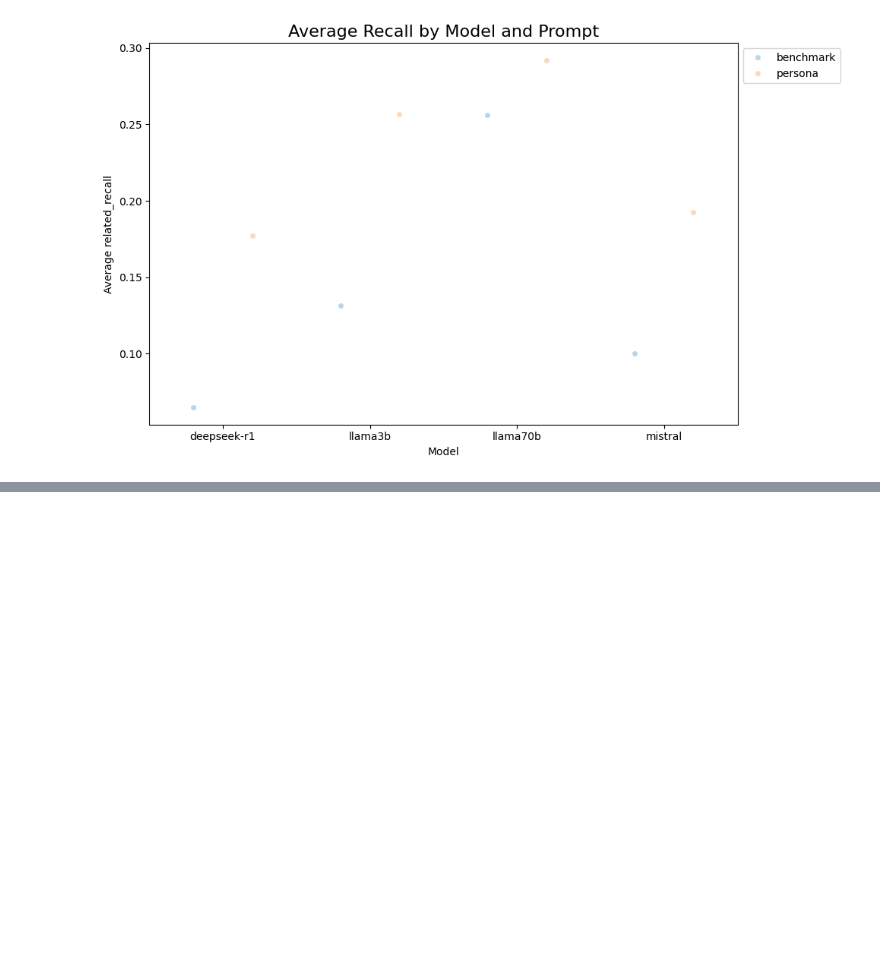
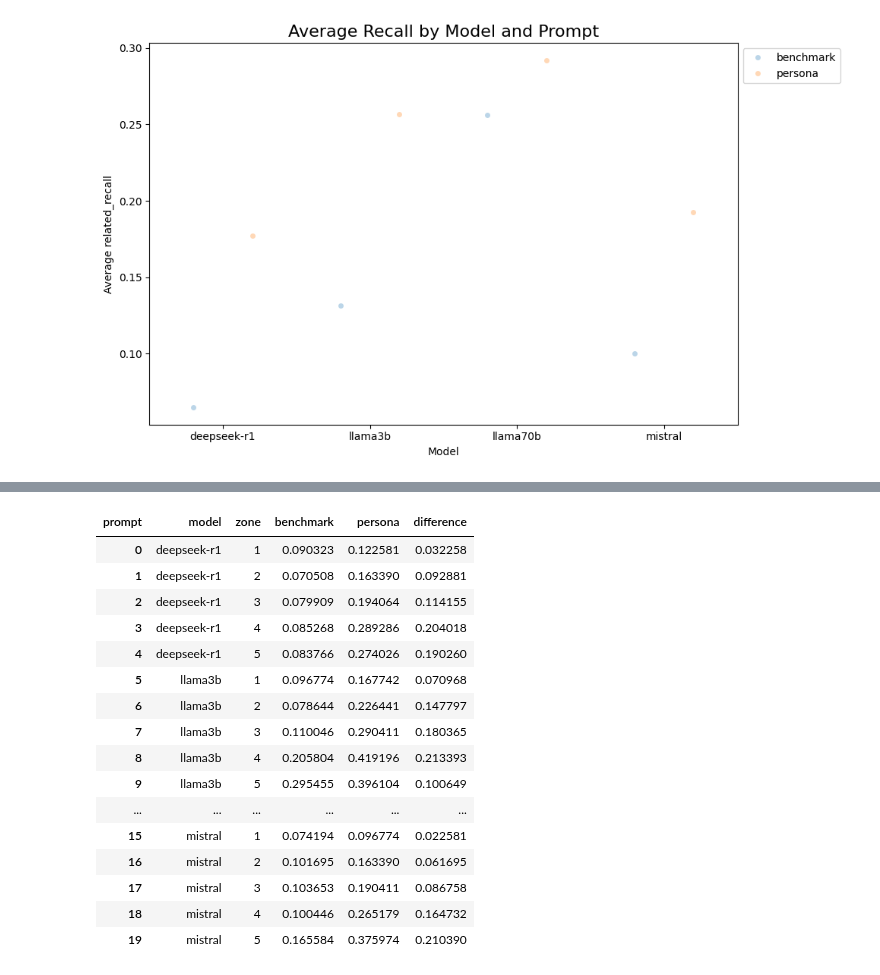
Before and after one commit to Segtanof/Teapot, a Jupyter notebook: task1_analysis.ipynb, the cells around one changed output, grey strips where cells are left out. Cells and saved outputs as stored; diff of their text form; code cells hidden in the pictures; blank space fills up the shorter version.

```diff
--- a/task1_analysis.ipynb
+++ b/task1_analysis.ipynb
@@ -640,0 +831,24 @@ plt.show()
+# %%
+df_zone_check = df_avg.copy()
+df_zone_check = df_zone_check.groupby(["model", "prompt", "zone"])["correct_match"].mean().reset_index()
+df_zone_check = df_zone_check.pivot(index=["model", "zone"], columns=["prompt"], values="correct_match").reset_index()
+df_zone_check["difference"] = df_zone_check["persona"] - df_zone_check["benchmark"]
+df_zone_check
+# %% [output]
+| prompt | model | zone | benchmark | persona | difference |
+| 0 | deepseek-r1 | 1 | 0.090323 | 0.122581 | 0.032258 |
+| 1 | deepseek-r1 | 2 | 0.070508 | 0.163390 | 0.092881 |
+| 2 | deepseek-r1 | 3 | 0.079909 | 0.194064 | 0.114155 |
+| 3 | deepseek-r1 | 4 | 0.085268 | 0.289286 | 0.204018 |
+| 4 | deepseek-r1 | 5 | 0.083766 | 0.274026 | 0.190260 |
+| 5 | llama3b | 1 | 0.096774 | 0.167742 | 0.070968 |
+| 6 | llama3b | 2 | 0.078644 | 0.226441 | 0.147797 |
+| 7 | llama3b | 3 | 0.110046 | 0.290411 | 0.180365 |
+| 8 | llama3b | 4 | 0.205804 | 0.419196 | 0.213393 |
+| 9 | llama3b | 5 | 0.295455 | 0.396104 | 0.100649 |
+| ... | ... | ... | ... | ... | ... |
+| 15 | mistral | 1 | 0.074194 | 0.096774 | 0.022581 |
+| 16 | mistral | 2 | 0.101695 | 0.163390 | 0.061695 |
+| 17 | mistral | 3 | 0.103653 | 0.190411 | 0.086758 |
+| 18 | mistral | 4 | 0.100446 | 0.265179 | 0.164732 |
+| 19 | mistral | 5 | 0.165584 | 0.375974 | 0.210390 |
```
Also changed, not shown: parts of 25 cells of this notebook.
